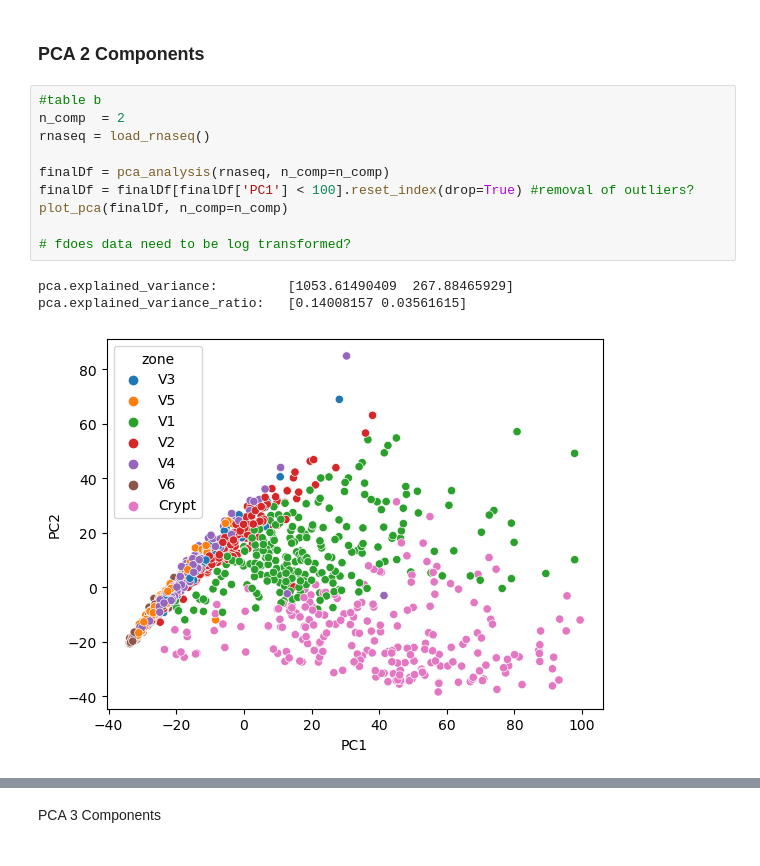
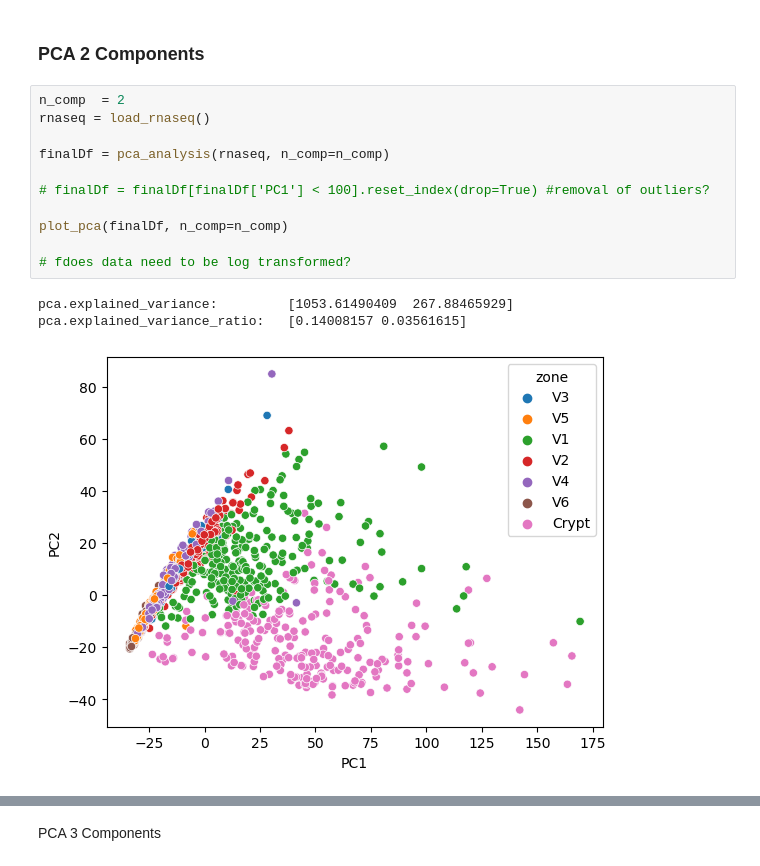
Before and after one commit to pfabianCSM/Code_spatial_reconstruction_enterocytes, a Jupyter notebook: umap_exploration.ipynb, the cells around one changed output, grey strips where cells are left out. Drawn from its saved outputs; the diff is of its cells as text.

```diff
--- a/umap_exploration.ipynb
+++ b/umap_exploration.ipynb
@@ -150,16 +157,17 @@ def apply_umap(df=None):
 # %% [markdown]
 ### PCA 2 Components
 # %%
-#table b
 n_comp  = 2
 rnaseq = load_rnaseq()
 
 finalDf = pca_analysis(rnaseq, n_comp=n_comp)
-finalDf = finalDf[finalDf['PC1'] < 100].reset_index(drop=True) #removal of outliers?
+
+# finalDf = finalDf[finalDf['PC1'] < 100].reset_index(drop=True) #removal of outliers?
+
 plot_pca(finalDf, n_comp=n_comp)
 
 # fdoes data need to be log transformed?
 # %% [output]
 pca.explained_variance:         [1053.61490409  267.88465929]
 pca.explained_variance_ratio:   [0.14008157 0.03561615]
-[figure, old version]
+[figure, new version]
```
Also changed, not shown: parts of 15 cells of this notebook.
